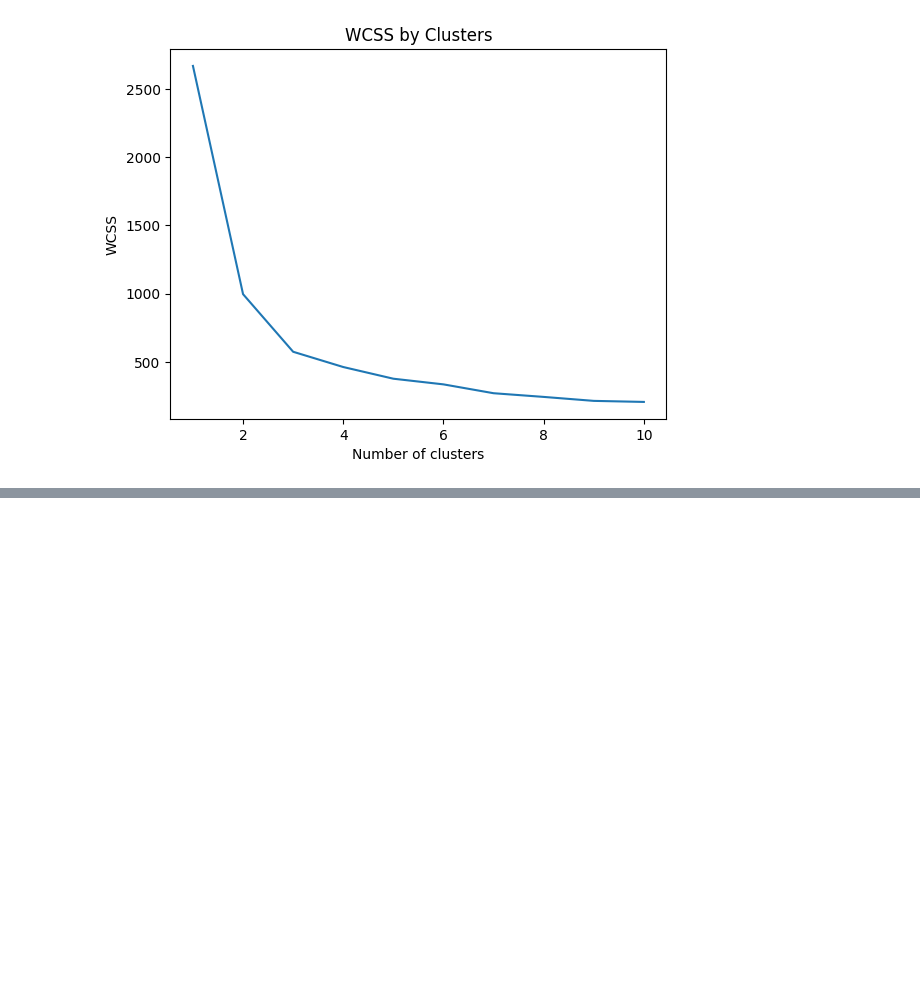
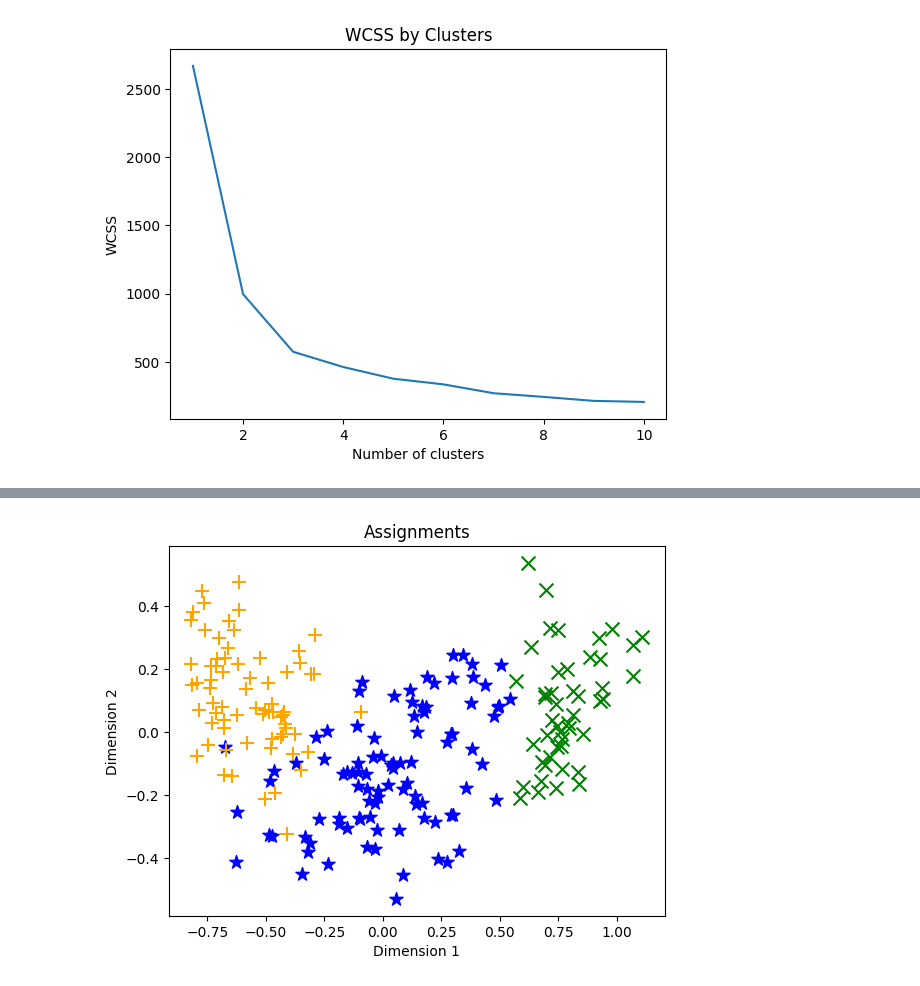
Before and after one commit to Iakithega/dp100_ds_associate_azure, a Jupyter notebook: 1_13_clustering_models/1_13_1_clustering_models_1.ipynb, the cells around one changed output, grey strips where cells are left out. Cells and saved outputs as stored; diff of their text form; code cells hidden in the pictures; blank space fills up the shorter version.

```diff
--- a/1_13_clustering_models/1_13_1_clustering_models_1.ipynb
+++ b/1_13_clustering_models/1_13_1_clustering_models_1.ipynb
@@ -117,0 +189,6 @@ plt.show()
+# %%
+from sklearn.cluster import AgglomerativeClustering
+
+agg_model = AgglomerativeClustering(n_clusters=3)
+agg_clusters = agg_model.fit_predict(features.values)
+agg_clusters
@@ -117,0 +206,16 @@ plt.show()
+# %%
+def plot_clusters(samples, clusters):
+    col_dic = {0:'blue',1:'green',2:'orange'}
+    mrk_dic = {0:'*',1:'x',2:'+'}
+    colors = [col_dic[x] for x in clusters]
+    markers = [mrk_dic[x] for x in clusters]
+    for sample in range(len(clusters)):
+        plt.scatter(samples[sample][0], samples[sample][1], color = colors[sample], marker=markers[sample], s=100)
+    plt.xlabel('Dimension 1')
+    plt.ylabel('Dimension 2')
+    plt.title('Assignments')
+    plt.show()
+
+plot_clusters(features_2d, agg_clusters)
+# %% [output]
+[figure, added]
```
Also changed, not shown: parts of 6 cells of this notebook.
